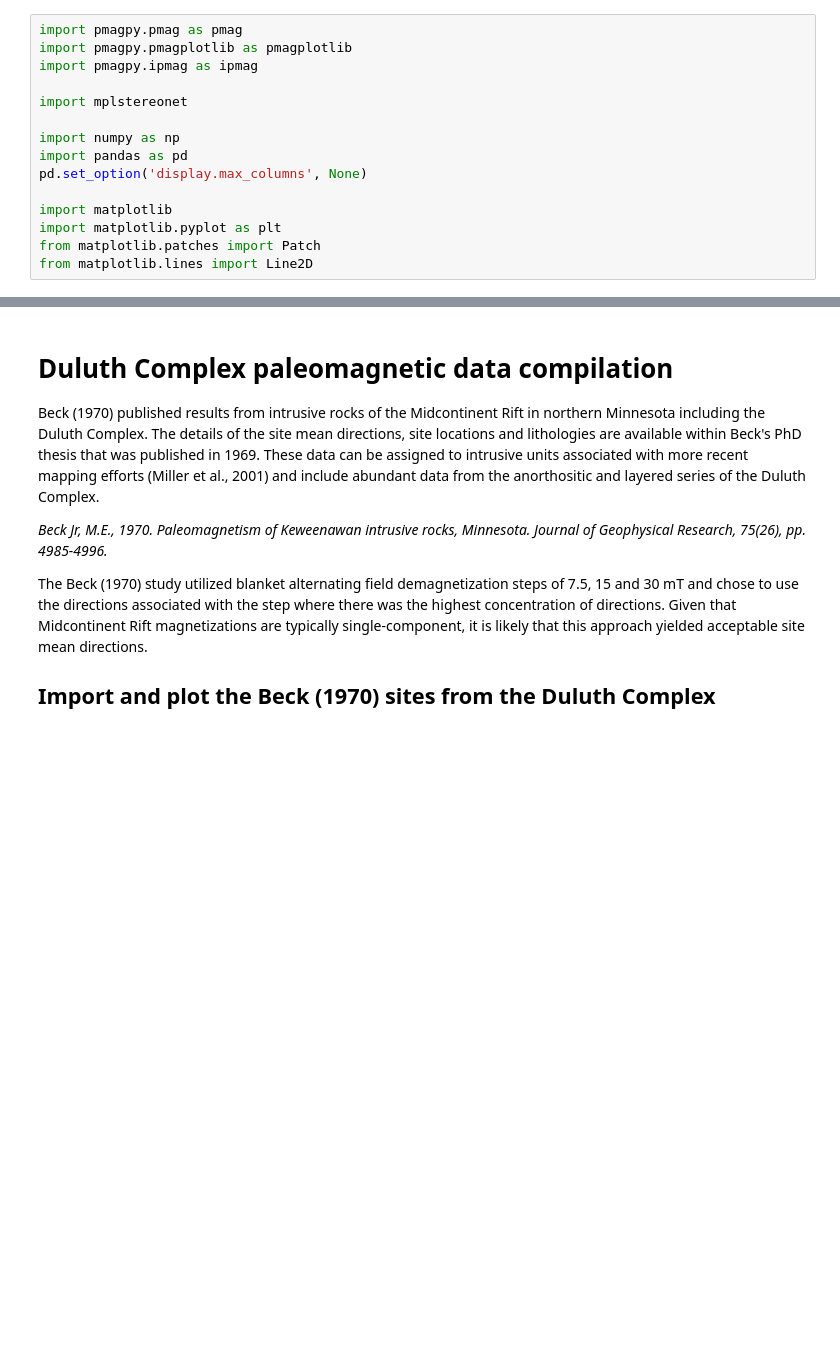
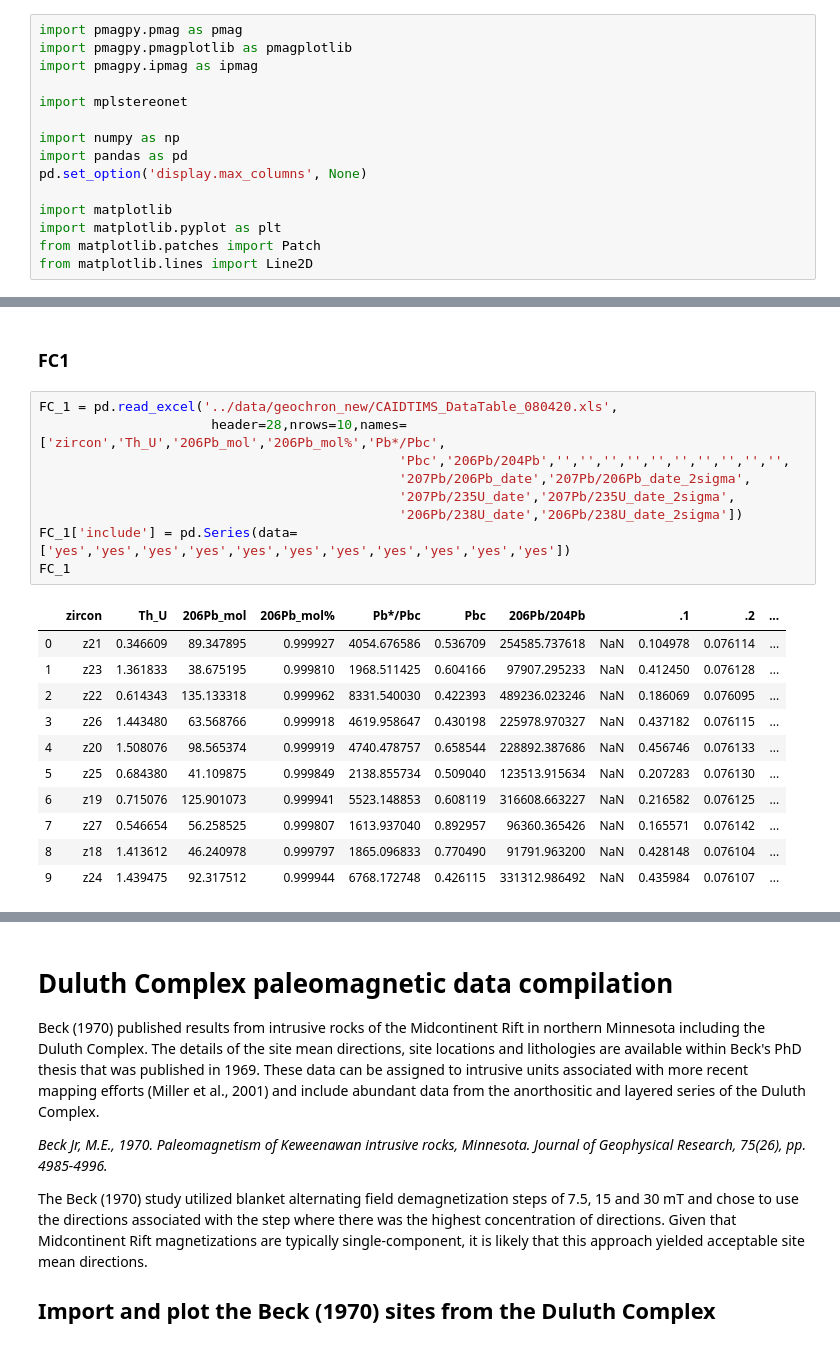
Before and after one commit to Swanson-Hysell-Group/2020_Duluth_Complex, a Jupyter notebook: code/Duluth_Complex_notebook.ipynb, the cells around one changed output, grey strips where cells are left out. Saved outputs shown, nothing was run; the diff lists cells and outputs as text; blank space fills up the shorter version.

```diff
--- a/code/Duluth_Complex_notebook.ipynb
+++ b/code/Duluth_Complex_notebook.ipynb
@@ -52,0 +292,23 @@ Laurentia_outline = ShapelyFeature(Reader('../data/Laurentia_shape/Laurentia.shp
+# %% [markdown]
+### FC1
+# %%
+FC_1 = pd.read_excel('../data/geochron_new/CAIDTIMS_DataTable_080420.xls',
+                      header=28,nrows=10,names=['zircon','Th_U','206Pb_mol','206Pb_mol%','Pb*/Pbc',
+                                              'Pbc','206Pb/204Pb','','','','','','','','','','',
+                                              '207Pb/206Pb_date','207Pb/206Pb_date_2sigma',
+                                              '207Pb/235U_date','207Pb/235U_date_2sigma',
+                                              '206Pb/238U_date','206Pb/238U_date_2sigma'])
+FC_1['include'] = pd.Series(data=['yes','yes','yes','yes','yes','yes','yes','yes','yes','yes','yes'])
+FC_1
+# %% [output]
+|  | zircon | Th_U | 206Pb_mol | 206Pb_mol% | Pb*/Pbc | Pbc | 206Pb/204Pb |  | .1 | .2 | ... |
+| 0 | z21 | 0.346609 | 89.347895 | 0.999927 | 4054.676586 | 0.536709 | 254585.737618 | NaN | 0.104978 | 0.076114 | ... |
+| 1 | z23 | 1.361833 | 38.675195 | 0.999810 | 1968.511425 | 0.604166 | 97907.295233 | NaN | 0.412450 | 0.076128 | ... |
+| 2 | z22 | 0.614343 | 135.133318 | 0.999962 | 8331.540030 | 0.422393 | 489236.023246 | NaN | 0.186069 | 0.076095 | ... |
+| 3 | z26 | 1.443480 | 63.568766 | 0.999918 | 4619.958647 | 0.430198 | 225978.970327 | NaN | 0.437182 | 0.076115 | ... |
+| 4 | z20 | 1.508076 | 98.565374 | 0.999919 | 4740.478757 | 0.658544 | 228892.387686 | NaN | 0.456746 | 0.076133 | ... |
+| 5 | z25 | 0.684380 | 41.109875 | 0.999849 | 2138.855734 | 0.509040 | 123513.915634 | NaN | 0.207283 | 0.076130 | ... |
+| 6 | z19 | 0.715076 | 125.901073 | 0.999941 | 5523.148853 | 0.608119 | 316608.663227 | NaN | 0.216582 | 0.076125 | ... |
+| 7 | z27 | 0.546654 | 56.258525 | 0.999807 | 1613.937040 | 0.892957 | 96360.365426 | NaN | 0.165571 | 0.076142 | ... |
+| 8 | z18 | 1.413612 | 46.240978 | 0.999797 | 1865.096833 | 0.770490 | 91791.963200 | NaN | 0.428148 | 0.076104 | ... |
+| 9 | z24 | 1.439475 | 92.317512 | 0.999944 | 6768.172748 | 0.426115 | 331312.986492 | NaN | 0.435984 | 0.076107 | ... |
```
Also changed, not shown: parts of 113 cells of this notebook, 5 other files.
